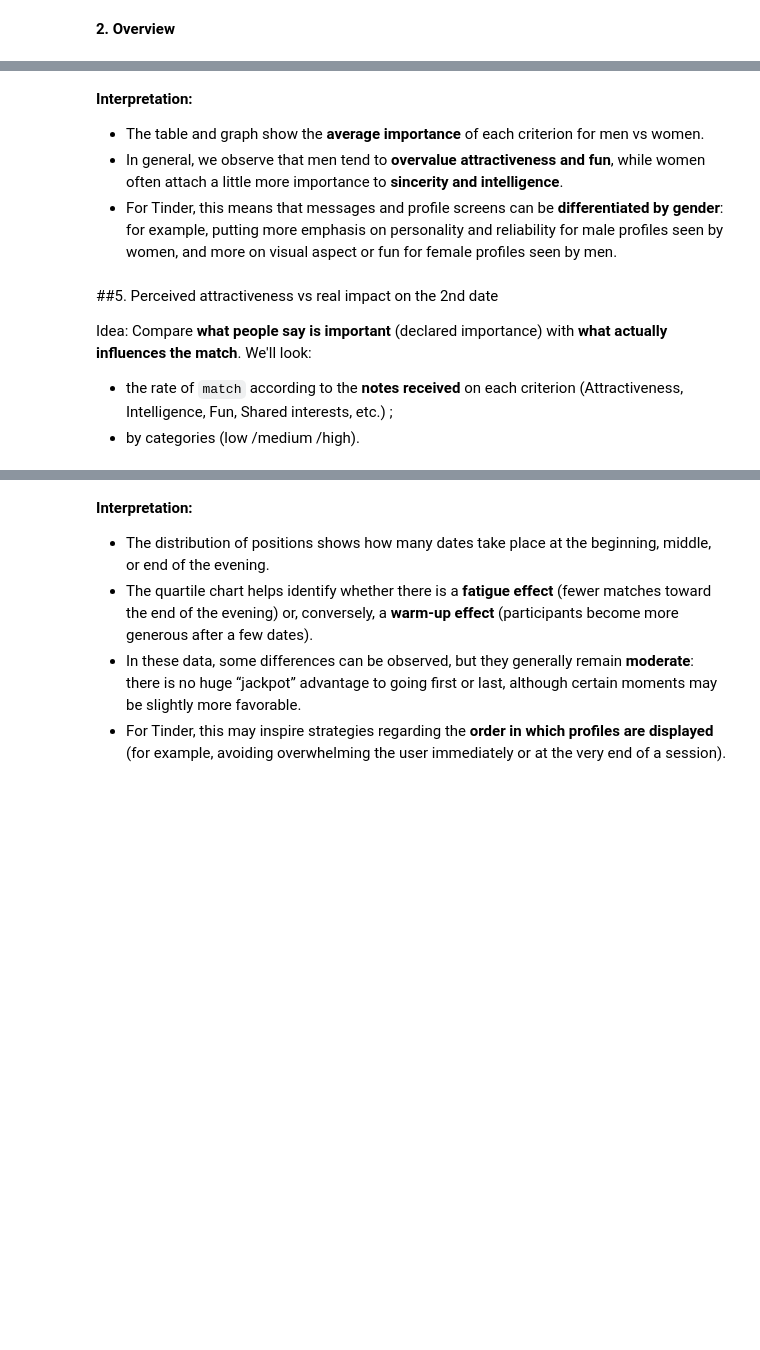
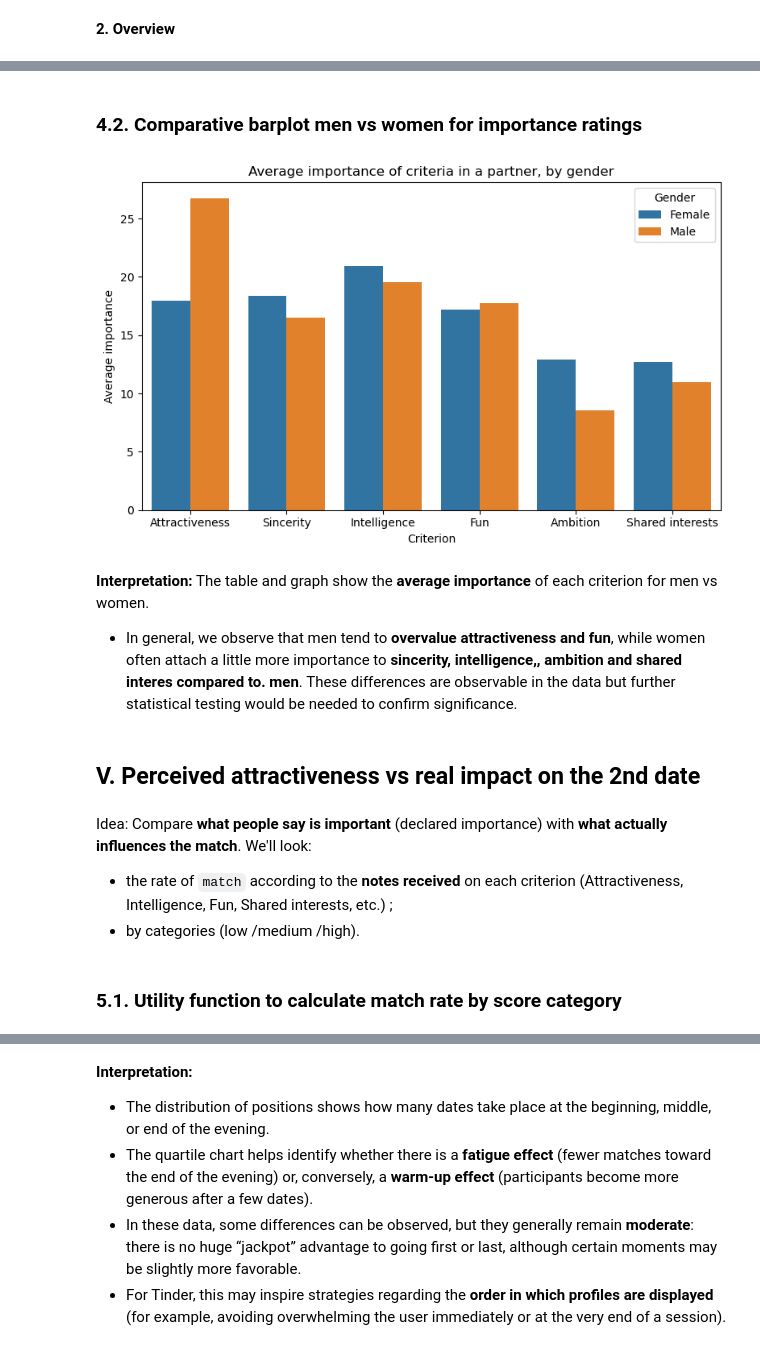
Before and after one commit to Mounia-Agronomist-Datascientist/Tinder_project, a Jupyter notebook: projet_tinder.ipynb, the cells around one changed output, grey strips where cells are left out. Saved outputs shown, nothing was run; the diff lists cells and outputs as text; code cells hidden in the pictures; blank space fills up the shorter version.

```diff
--- a/projet_tinder.ipynb
+++ b/projet_tinder.ipynb
@@ -259,43 +354,45 @@ if importance_cols:
+# %% [markdown]
+### **4.2. Comparative barplot men vs women for importance ratings** ###
 # %%
-# 4.2. Comparative barplot men vs women for importance ratings
-
 if importance_cols:
     imp_melt = (
         df_eda.dropna(subset=importance_cols + ["gender_label"])
         .melt(id_vars="gender_label", value_vars=importance_cols,
               var_name="Criterion", value_name="Importance")
     )
 
     # Rename for more readability
     mapping_imp = {
         "attr1_1": "Attractiveness",
         "sinc1_1": "Sincerity",
         "intel1_1": "Intelligence",
         "fun1_1": "Fun",
         "amb1_1": "Ambition",
         "shar1_1": "Shared interests"
     }
-    imp_melt["Criterion lisible"] = imp_melt["Criterion"].map(mapping_imp).fillna(imp_melt["Criterion"])
+    imp_melt["Readable Criterion"] = imp_melt["Criterion"].map(mapping_imp).fillna(imp_melt["Criterion"])
 
     plt.figure(figsize=(8, 5))
-    sns.barplot(data=imp_melt, x="Criterion lisible", y="Importance", hue="gender_label", ci=None)
+    sns.barplot(data=imp_melt, x="Readable Criterion", y="Importance", hue="gender_label", errorbar=None)
     plt.title("Average importance of criteria in a partner, by gender")
     plt.xlabel("Criterion")
     plt.ylabel("Average importance")
     plt.legend(title="Gender")
     plt.tight_layout()
     plt.show()
+# %% [output]
+[figure, added]
 # %% [markdown]
-
 **Interpretation:**
-- The table and graph show the **average importance** of each criterion for men vs women.
-- In general, we observe that men tend to **overvalue attractiveness and fun**, while women often attach a little more importance to **sincerity and intelligence**.
-- For Tinder, this means that messages and profile screens can be **differentiated by gender**: for example, putting more emphasis on personality and reliability for male profiles seen by women, and more on visual aspect or fun for female profiles seen by men.
+The table and graph show the **average importance** of each criterion for men vs women.
+- In general, we observe that men tend to **overvalue attractiveness and fun**, while women often attach a little more importance to **sincerity, intelligence,, ambition and shared interes compared to. men**.
+These differences are observable in the data but further statistical testing would be needed to confirm significance.
+# %% [markdown]
+## **V. Perceived attractiveness vs real impact on the 2nd date**
 # %% [markdown]
-
-##5. Perceived attractiveness vs real impact on the 2nd date
-
 Idea: Compare **what people say is important** (declared importance) with **what actually influences the match**. We'll look:
 - the rate of `match` according to the **notes received** on each criterion (Attractiveness, Intelligence, Fun, Shared interests, etc.) ;
 - by categories (low /medium /high).
+# %% [markdown]
+### **5.1. Utility function to calculate match rate by score category**
 # %%
```
Also changed, not shown: parts of 76 cells of this notebook.
